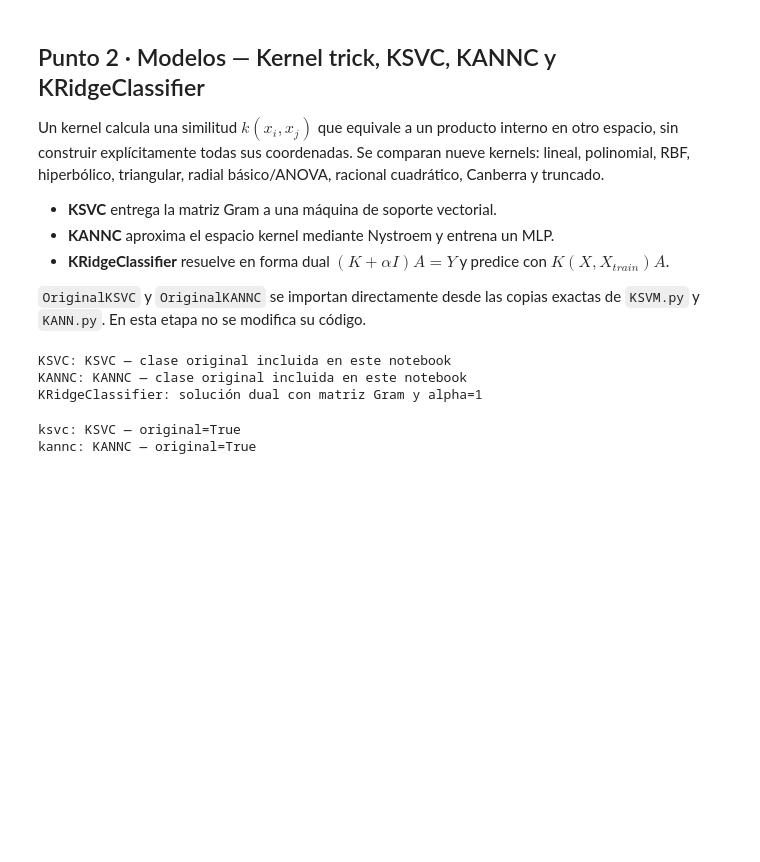
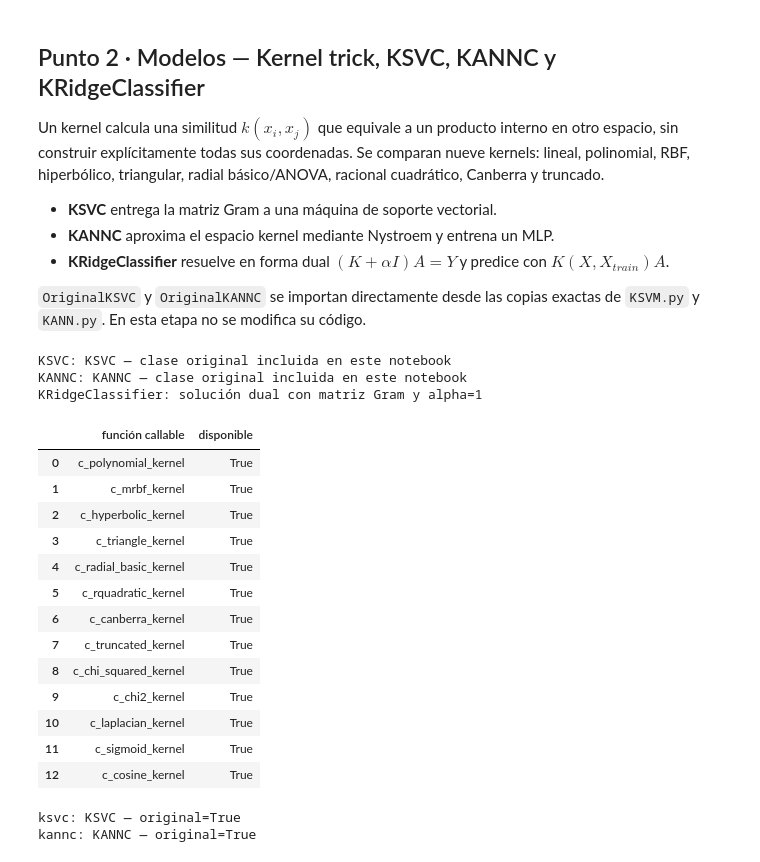
Before and after one commit to difer19/IrradianceKernel, a Jupyter notebook: notebooks/irradiance_kernel_comparison.ipynb, the cells around one changed output. Cells and saved outputs as stored; diff of their text form; code cells hidden in the pictures; blank space fills up the shorter version.

Commit message:
docs: include complete callable kernels

```diff
--- a/notebooks/irradiance_kernel_comparison.ipynb
+++ b/notebooks/irradiance_kernel_comparison.ipynb
@@ -1154,12 +1262,36 @@ def generate_configurations():
 # %%
 # Las clases originales se incluyen arriba, sin depender de un paquete del proyecto.
 print("KSVC:", OriginalKSVC.__name__, "— clase original incluida en este notebook")
 print("KANNC:", OriginalKANNC.__name__, "— clase original incluida en este notebook")
 print("KRidgeClassifier: solución dual con matriz Gram y alpha=1")
+
+callable_functions = [
+    'c_polynomial_kernel', 'c_mrbf_kernel', 'c_hyperbolic_kernel',
+    'c_triangle_kernel', 'c_radial_basic_kernel', 'c_rquadratic_kernel',
+    'c_canberra_kernel', 'c_truncated_kernel', 'c_chi_squared_kernel',
+    'c_chi2_kernel', 'c_laplacian_kernel', 'c_sigmoid_kernel',
+    'c_cosine_kernel',
+]
+display(pd.DataFrame({'función callable': callable_functions,
+                      'disponible': [callable(globals()[name]) for name in callable_functions]}))
 # %% [output]
 KSVC: KSVC — clase original incluida en este notebook
 KANNC: KANNC — clase original incluida en este notebook
 KRidgeClassifier: solución dual con matriz Gram y alpha=1
+|  | función callable | disponible |
+| 0 | c_polynomial_kernel | True |
+| 1 | c_mrbf_kernel | True |
+| 2 | c_hyperbolic_kernel | True |
+| 3 | c_triangle_kernel | True |
+| 4 | c_radial_basic_kernel | True |
+| 5 | c_rquadratic_kernel | True |
+| 6 | c_canberra_kernel | True |
+| 7 | c_truncated_kernel | True |
+| 8 | c_chi_squared_kernel | True |
+| 9 | c_chi2_kernel | True |
+| 10 | c_laplacian_kernel | True |
+| 11 | c_sigmoid_kernel | True |
+| 12 | c_cosine_kernel | True |
 # %%
 # Punto 2: comprobación de que el pipeline instancia las clases originales incluidas.
 X_check = datasets['landsat'][FEATURE_COLUMNS].to_numpy(float)[:140]
```
Also changed, not shown: parts of 4 cells of this notebook.
